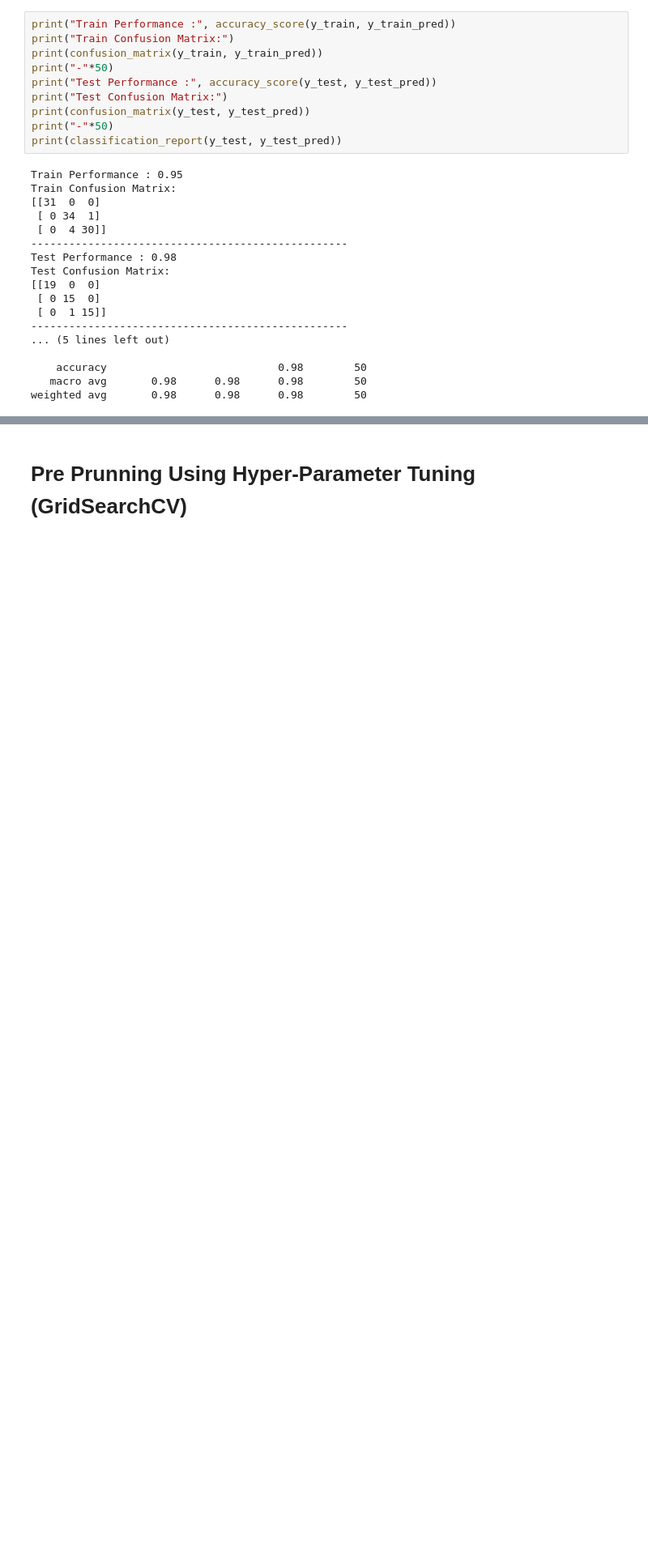
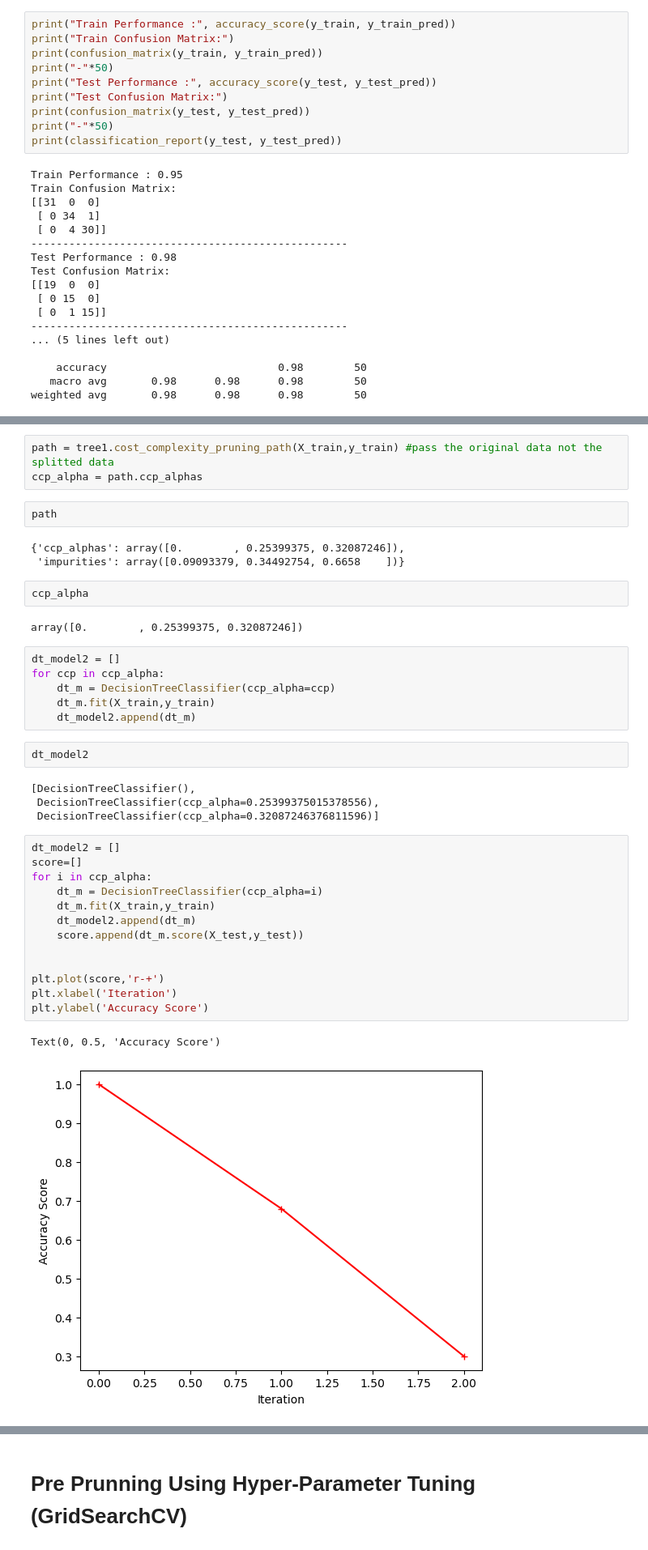
Before and after one commit to Sameer-ansarii/PRACTICE-NOTEBOOKS, a Jupyter notebook: DECISION TREE CLASSIFIER (PRE & POST-PRUNING).ipynb, the cells around one changed output, grey strips where cells are left out. Shown at 81% size. Saved outputs shown, nothing was run; the diff lists cells and outputs as text; blank space fills up the shorter version.

```diff
--- a/DECISION TREE CLASSIFIER (PRE & POST-PRUNING).ipynb
+++ b/DECISION TREE CLASSIFIER (PRE & POST-PRUNING).ipynb
@@ -170,0 +177,40 @@ weighted avg       0.98      0.98      0.98        50
+# %%
+path = tree1.cost_complexity_pruning_path(X_train,y_train) #pass the original data not the splitted data
+ccp_alpha = path.ccp_alphas
+# %%
+path
+# %% [output]
+{'ccp_alphas': array([0.        , 0.25399375, 0.32087246]),
+ 'impurities': array([0.09093379, 0.34492754, 0.6658    ])}
+# %%
+ccp_alpha
+# %% [output]
+array([0.        , 0.25399375, 0.32087246])
+# %%
+dt_model2 = []
+for ccp in ccp_alpha:
+    dt_m = DecisionTreeClassifier(ccp_alpha=ccp)
+    dt_m.fit(X_train,y_train)
+    dt_model2.append(dt_m)
+# %%
+dt_model2
+# %% [output]
+[DecisionTreeClassifier(),
+ DecisionTreeClassifier(ccp_alpha=0.25399375015378556),
+ DecisionTreeClassifier(ccp_alpha=0.32087246376811596)]
+# %%
+dt_model2 = []
+score=[]
+for i in ccp_alpha:
+    dt_m = DecisionTreeClassifier(ccp_alpha=i)
+    dt_m.fit(X_train,y_train)
+    dt_model2.append(dt_m)
+    score.append(dt_m.score(X_test,y_test))
+
+
+plt.plot(score,'r-+')
+plt.xlabel('Iteration')
+plt.ylabel('Accuracy Score')
+# %% [output]
+Text(0, 0.5, 'Accuracy Score')
+[figure, added]
```
Also changed, not shown: parts of 34 cells of this notebook.
